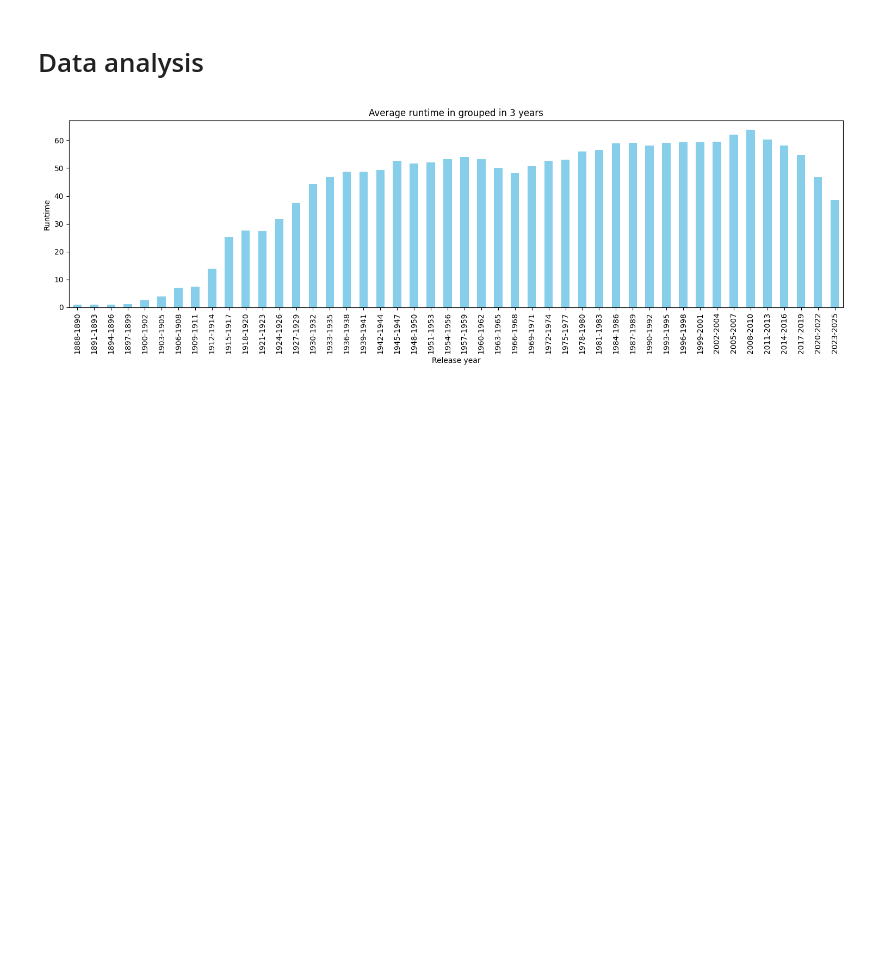
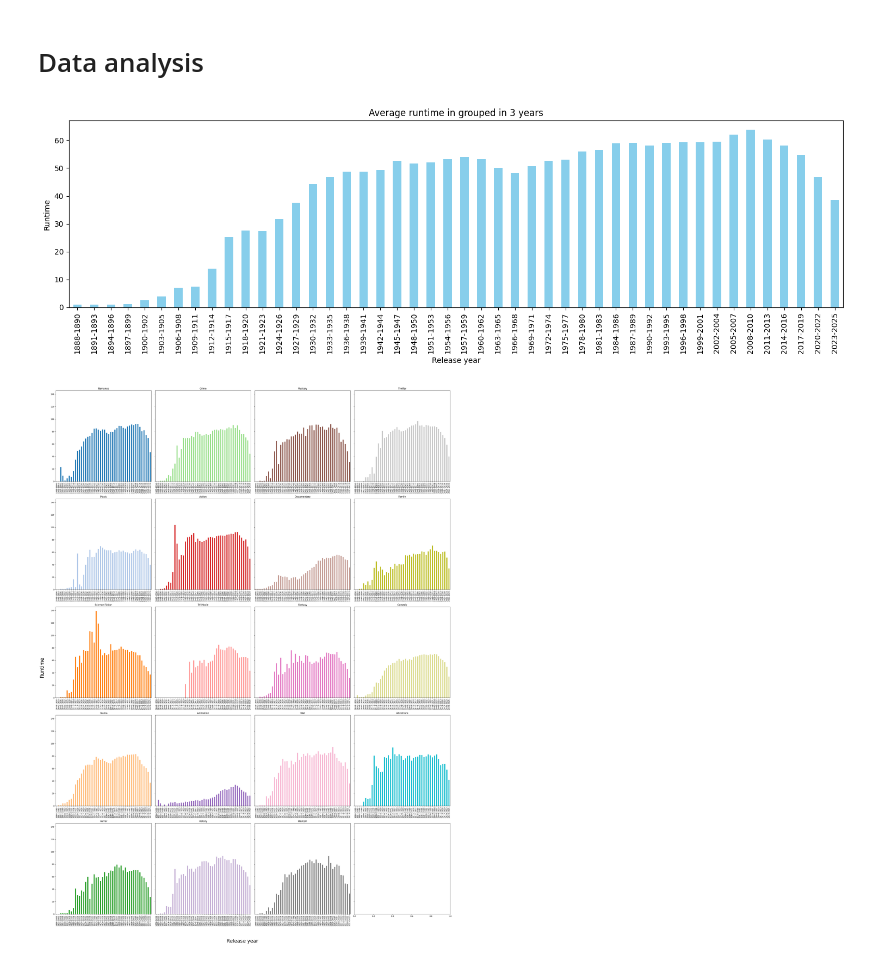
Before and after one commit to epfl-ada/ada-2024-project-alpacadreamagency, a Jupyter notebook: results.ipynb, the cells around one changed output. Drawn from its saved outputs; the diff is of its cells as text; code cells hidden in the pictures; blank space fills up the shorter version.

Commit message:
genrevsruntime

```diff
--- a/results.ipynb
+++ b/results.ipynb
@@ -98,3 +98,39 @@ plt.title(f'Average runtime in grouped in {bin_size} years')
 plt.tight_layout()
 # %% [output]
 [figure]
+# %%
+import seaborn as sns
+unique_genre = set()
+MOVIES["genres"].astype(str).str.split(", ").apply(unique_genre.update)
+unique_genre.remove('nan')
+unique_genre = list(unique_genre)
+fig, axes = plt.subplots(5, 4, figsize=(30, 40), sharey = True)
+
+colors = sns.color_palette("tab20", len(unique_genre))
+color_iter = iter(colors)
+
+for j in range(len(unique_genre)):
+
+    filtered_df = MOVIES[MOVIES["genres"].astype(str).str.contains(unique_genre[j])]
+    bin_size = 3
+    movies_year_runtime = filtered_df.groupby("release_year")["runtime"].mean()
+    binned_counts = {}
+    for i in range(FIRST_MOVIE_YEAR, movies_year_runtime.index.max(), bin_size):
+        bin_start, bin_end = i, i + bin_size - 1
+
+        # Sum all the runtimes counts in this range.
+        total_in_bin = movies_year_runtime[(movies_year_runtime.index >= bin_start) & (movies_year_runtime.index <= bin_end)].median()
+
+        binned_counts[f'{bin_start}-{bin_end}'] = total_in_bin
+
+
+    binned_token_counts = pd.Series(binned_counts)
+    color = next(color_iter)
+    ax = axes[j%5, j//5]
+    binned_token_counts.plot(kind='bar', ax=ax, color=color)
+    ax.set_title(unique_genre[j])
+fig.supxlabel('Release year', size = 25)
+fig.supylabel('Runtime', size = 25)
+fig.tight_layout(rect=(0.025,0.025,1,1))
+# %% [output]
+[figure, added]
```
Also changed, not shown: parts of 1 cell of this notebook.
